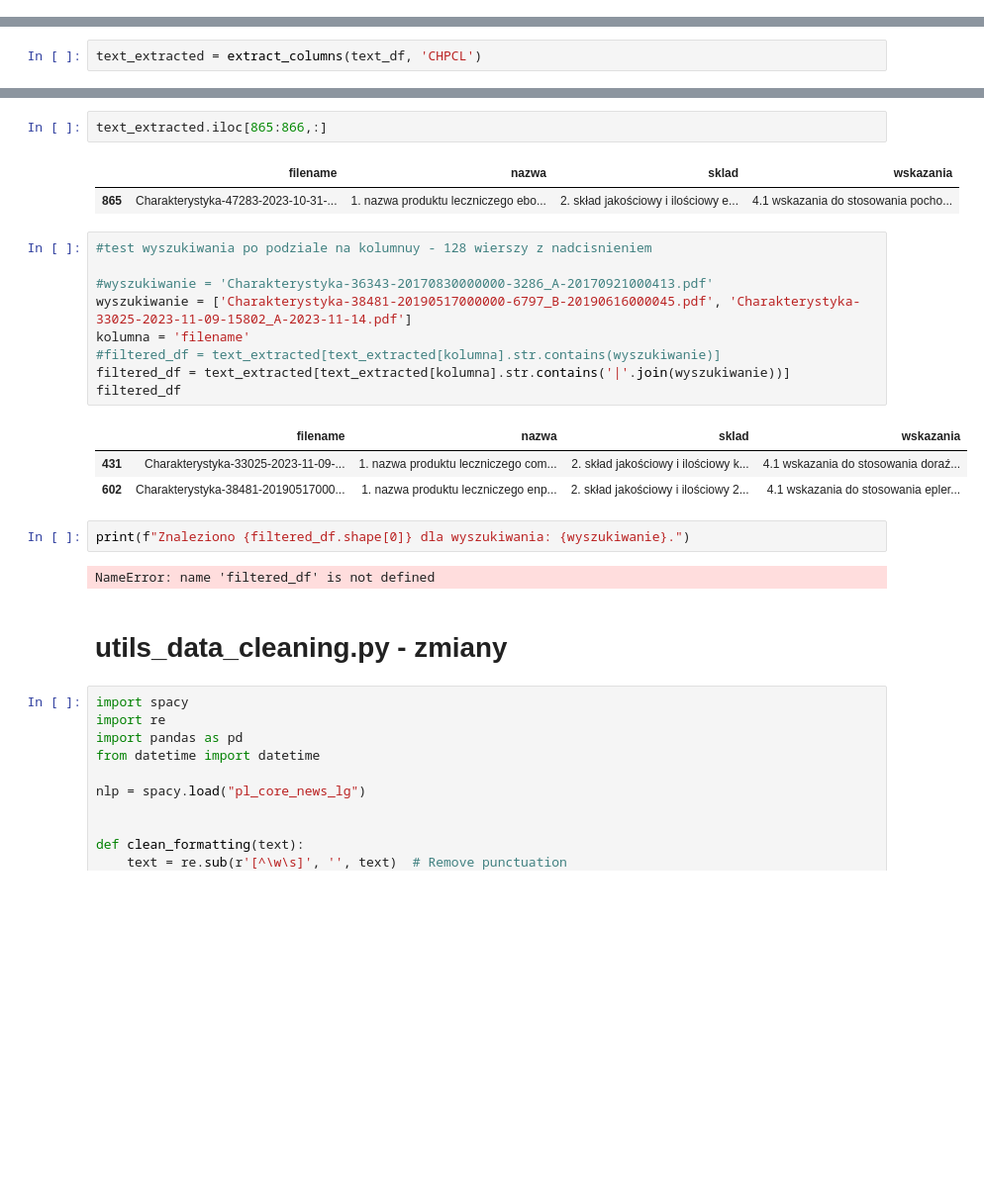
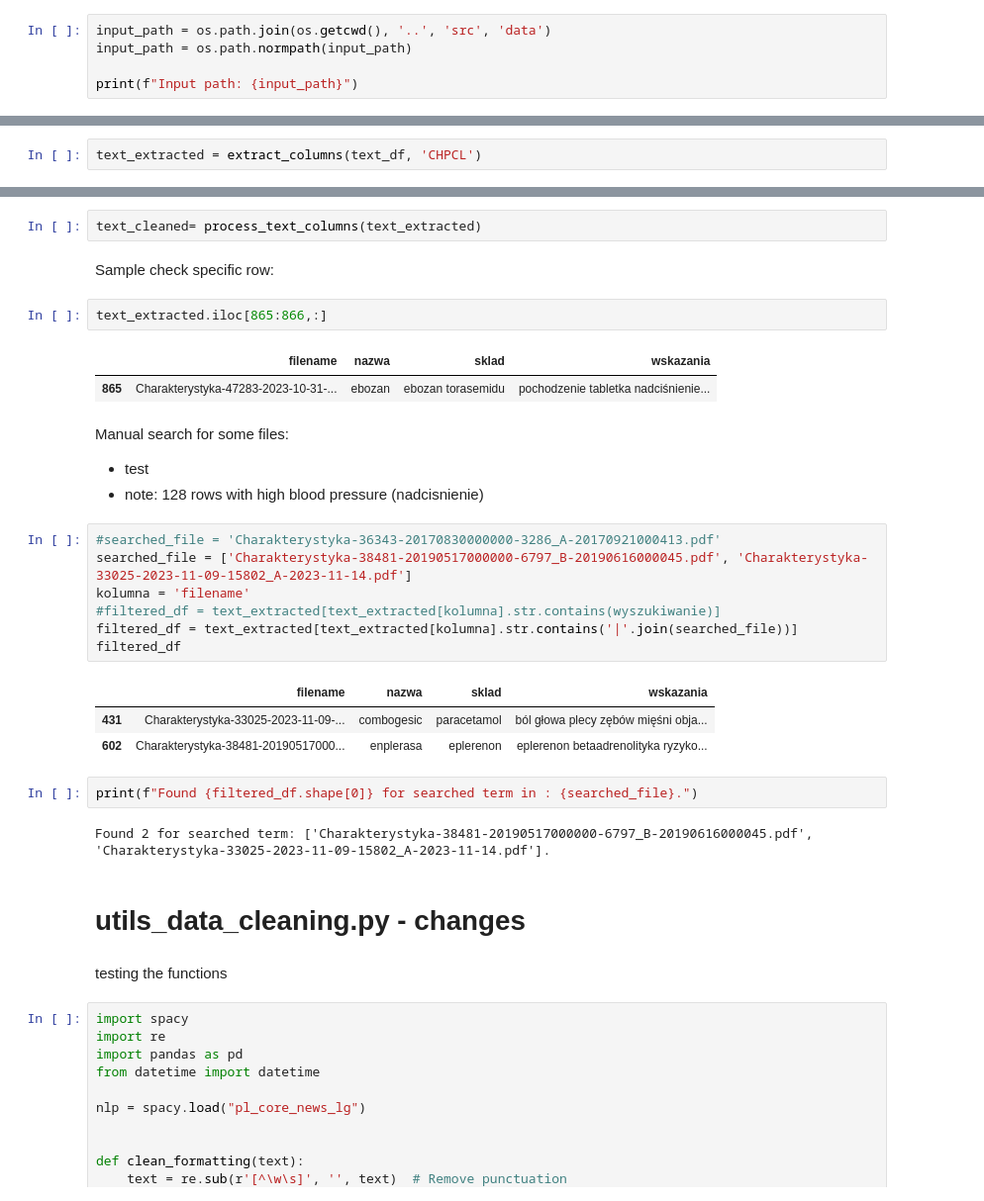
Before and after one commit to erg0-0/NLP_medical_products_browser, a Jupyter notebook: notebooks/nlp_Lila_arg-q.ipynb, the cells around one changed output, grey strips where cells are left out. Shown at 99% size. Saved outputs shown, nothing was run; the diff lists cells and outputs as text; blank space fills up the shorter version.

```diff
--- a/notebooks/nlp_Lila_arg-q.ipynb
+++ b/notebooks/nlp_Lila_arg-q.ipynb
@@ -21,0 +17,5 @@ input_path = "/Users/LILI/Projects_studia/projekt_grupowy/3_nlp_2/nlp-group2/dat
+# %%
+input_path = os.path.join(os.getcwd(), '..', 'src', 'data')
+input_path = os.path.normpath(input_path)
+
+print(f"Input path: {input_path}")
@@ -177,27 +353,35 @@ text_extracted = extract_columns(text_df, 'CHPCL')
+# %%
+text_cleaned= process_text_columns(text_extracted)
+# %% [markdown]
+Sample check specific row:
 # %%
 text_extracted.iloc[865:866,:]
 # %% [output]
 |  | filename | nazwa | sklad | wskazania |
-| 865 | Charakterystyka-47283-2023-10-31-... | 1. nazwa produktu leczniczego ebo... | 2. skład jakościowy i ilościowy e... | 4.1 wskazania do stosowania pocho... |
+| 865 | Charakterystyka-47283-2023-10-31-... | ebozan | ebozan torasemidu | pochodzenie tabletka nadciśnienie... |
+# %% [markdown]
+Manual search for some files:
+- test
+- note: 128 rows with high blood pressure (nadcisnienie)
 # %%
-#test wyszukiwania po podziale na kolumnuy - 128 wierszy z nadcisnieniem
-
-#wyszukiwanie = 'Charakterystyka-36343-20170830000000-3286_A-20170921000413.pdf'
-wyszukiwanie = ['Charakterystyka-38481-20190517000000-6797_B-20190616000045.pdf', 'Charakterystyka-33025-2023-11-09-15802_A-2023-11-14.pdf']
+#searched_file = 'Charakterystyka-36343-20170830000000-3286_A-20170921000413.pdf'
+searched_file = ['Charakterystyka-38481-20190517000000-6797_B-20190616000045.pdf', 'Charakterystyka-33025-2023-11-09-15802_A-2023-11-14.pdf']
 kolumna = 'filename'
 #filtered_df = text_extracted[text_extracted[kolumna].str.contains(wyszukiwanie)]
-filtered_df = text_extracted[text_extracted[kolumna].str.contains('|'.join(wyszukiwanie))]
+filtered_df = text_extracted[text_extracted[kolumna].str.contains('|'.join(searched_file))]
 filtered_df
 # %% [output]
 |  | filename | nazwa | sklad | wskazania |
-| 431 | Charakterystyka-33025-2023-11-09-... | 1. nazwa produktu leczniczego com... | 2. skład jakościowy i ilościowy k... | 4.1 wskazania do stosowania doraź... |
-| 602 | Charakterystyka-38481-20190517000... | 1. nazwa produktu leczniczego enp... | 2. skład jakościowy i ilościowy 2... | 4.1 wskazania do stosowania epler... |
+| 431 | Charakterystyka-33025-2023-11-09-... | combogesic | paracetamol | ból głowa plecy zębów mięśni obja... |
+| 602 | Charakterystyka-38481-20190517000... | enplerasa | eplerenon | eplerenon betaadrenolityka ryzyko... |
 # %%
-print(f"Znaleziono {filtered_df.shape[0]} dla wyszukiwania: {wyszukiwanie}.")
+print(f"Found {filtered_df.shape[0]} for searched term in : {searched_file}.")
 # %% [output]
-NameError: name 'filtered_df' is not defined
+Found 2 for searched term: ['Charakterystyka-38481-20190517000000-6797_B-20190616000045.pdf', 'Charakterystyka-33025-2023-11-09-15802_A-2023-11-14.pdf'].
 # %% [markdown]
-# utils_data_cleaning.py - zmiany
+# utils_data_cleaning.py - changes
+# %% [markdown]
+testing the functions
 # %%
 import spacy
 import re
```
Also changed, not shown: parts of 20 cells of this notebook, 2 other files.
